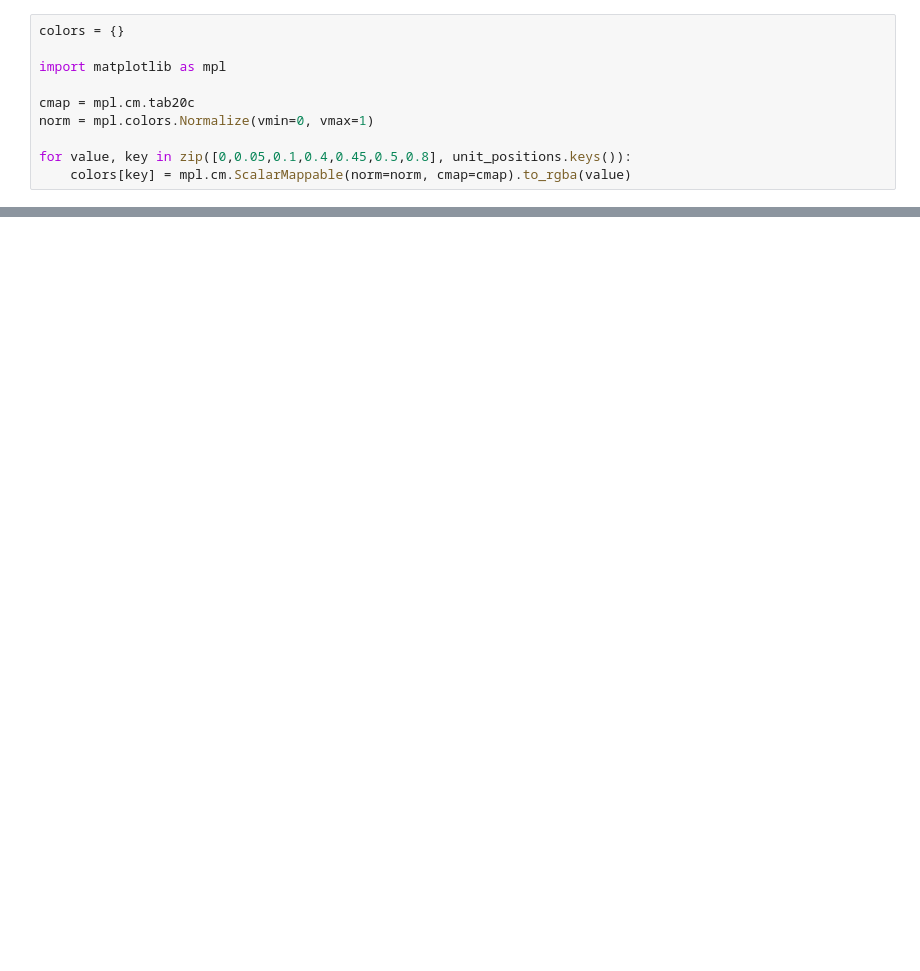
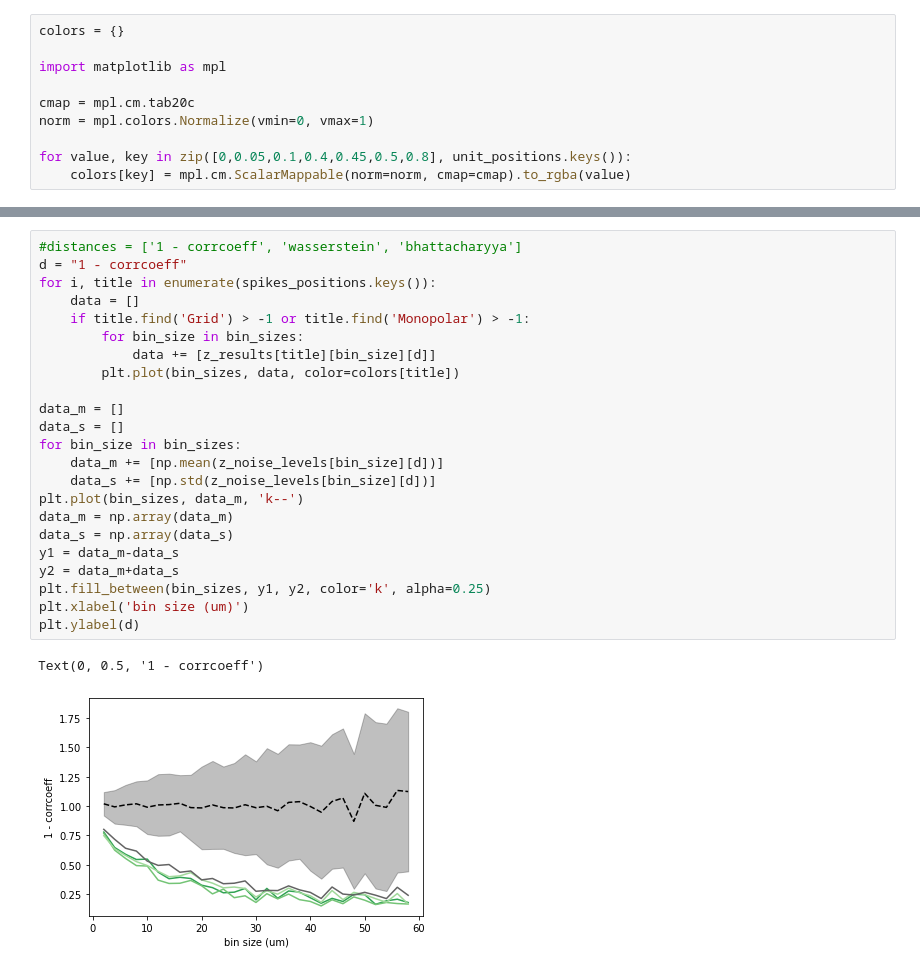
Before and after one commit to melinatonine/ProjetCNN, a Jupyter notebook: figure_drift.ipynb, the cells around one changed output, grey strips where cells are left out. Cells and saved outputs as stored; diff of their text form; blank space fills up the shorter version.

```diff
--- a/figure_drift.ipynb
+++ b/figure_drift.ipynb
@@ -345,0 +357,26 @@ dict_keys(['CoM (ptp)', 'CoM (energy)', 'CoM (peak_voltage)', 'Monopolar (ptp)',
+# %%
+#distances = ['1 - corrcoeff', 'wasserstein', 'bhattacharyya']
+d = "1 - corrcoeff"
+for i, title in enumerate(spikes_positions.keys()):
+    data = []
+    if title.find('Grid') > -1 or title.find('Monopolar') > -1:
+        for bin_size in bin_sizes:
+            data += [z_results[title][bin_size][d]]
+        plt.plot(bin_sizes, data, color=colors[title])
+
+data_m = []
+data_s = []
+for bin_size in bin_sizes:
+    data_m += [np.mean(z_noise_levels[bin_size][d])]
+    data_s += [np.std(z_noise_levels[bin_size][d])]
+plt.plot(bin_sizes, data_m, 'k--')
+data_m = np.array(data_m)
+data_s = np.array(data_s)
+y1 = data_m-data_s
+y2 = data_m+data_s
+plt.fill_between(bin_sizes, y1, y2, color='k', alpha=0.25)
+plt.xlabel('bin size (um)')
+plt.ylabel(d)
+# %% [output]
+Text(0, 0.5, '1 - corrcoeff')
+[figure, added]
```
Also changed, not shown: parts of 4 cells of this notebook, 2 other files.
